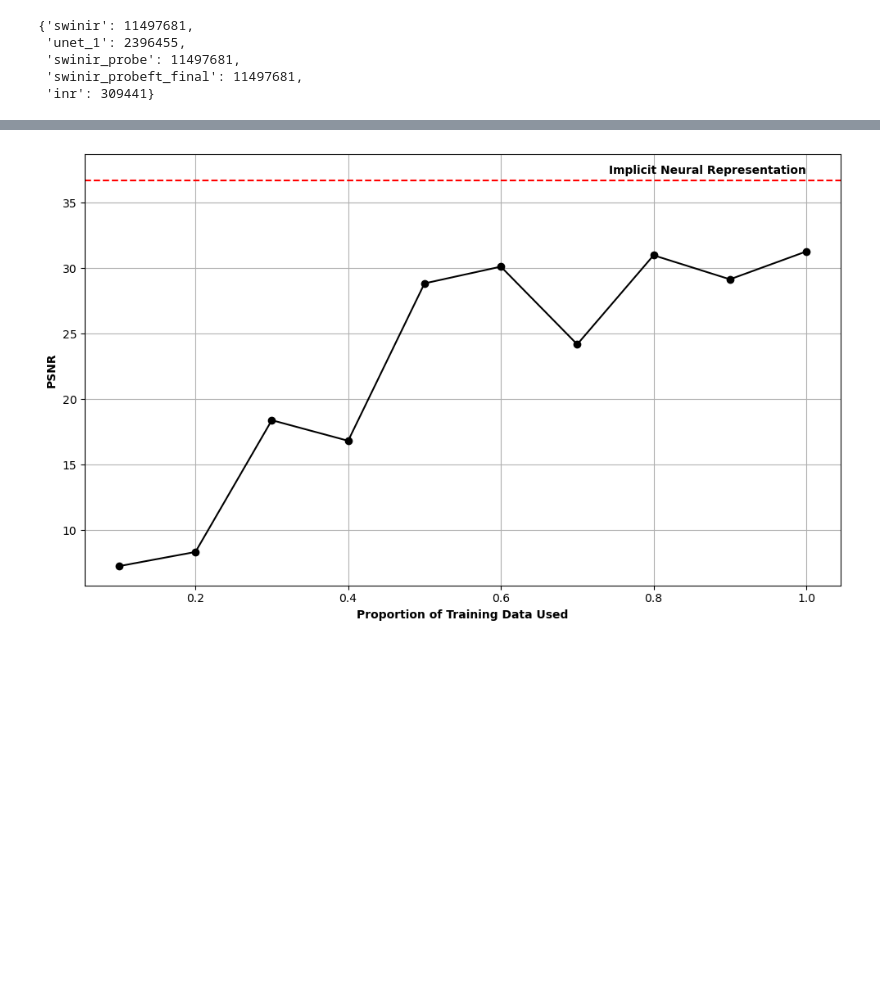
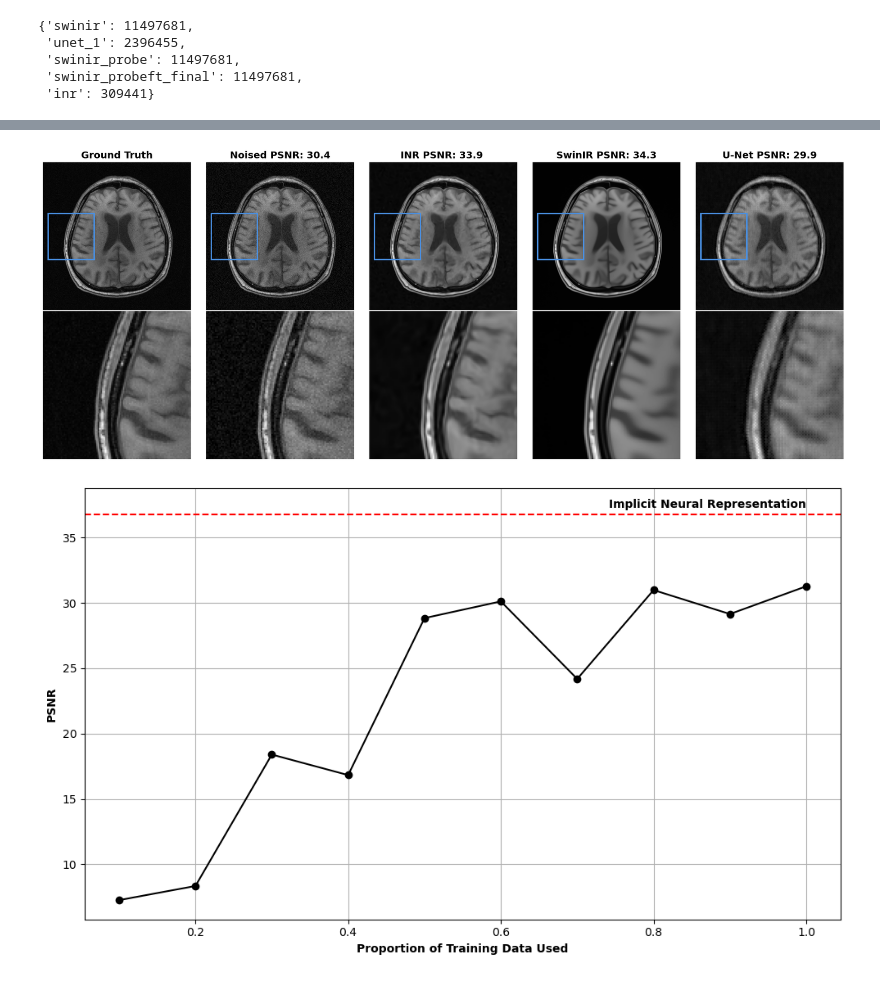
Before and after one commit to Bhav7/mbp1413_project, a Jupyter notebook: supervised_scripts/plots.ipynb, the cells around one changed output, grey strips where cells are left out. Saved outputs shown, nothing was run; the diff lists cells and outputs as text; code cells hidden in the pictures; blank space fills up the shorter version.

```diff
--- a/supervised_scripts/plots.ipynb
+++ b/supervised_scripts/plots.ipynb
@@ -112,3 +83,56 @@ plt.show()
+# %%
+# Define image paths and captions
+base_path = "/Users/bhavverma/Documents/coursework/mbp_ai/results/outputs/"
+image_files = [
+    "test_8_truth.png",
+    "test_8_noise.png",
+    "test_8_inr.png",
+    "test_8_swinir.png",
+    "test_8_unet_1.png"
+]
+captions = ["Ground Truth", "Noised PSNR: 30.4", "INR PSNR: 33.9 ", "SwinIR PSNR: 34.3", "U-Net PSNR: 29.9"]
+
+# Load images
+images = [Image.open(base_path + fname) for fname in image_files]
+
+# Define zoom window size
+zoom_width = 100
+zoom_height = 100
+
+fig, axs = plt.subplots(2, len(images), figsize=(len(images)*3.3, 6), gridspec_kw={'wspace': 0, 'hspace': 0.01})
+
+
+for i, (img, caption) in enumerate(zip(images, captions)):
+    img_width, img_height = img.size
+
+    # Calculate center-left box coordinates
+    left = 0 + 10
+    upper = (img_height - zoom_height) // 2
+    right = left + zoom_width
+    lower = upper + zoom_height
+    zoom_box = (left, upper, right, lower)
+
+    # Top row — full image
+    axs[0, i].imshow(img, cmap='gray')
+    axs[0, i].set_title(caption, fontweight='bold', fontsize=14)
+    axs[0, i].axis('off')
+
+    # Draw rectangle to show zoom region
+    axs[0, i].add_patch(plt.Rectangle(
+        (zoom_box[0], zoom_box[1]),
+        zoom_width, zoom_height,
+        edgecolor='#4A90E2', linewidth=2, fill=False
+    ))
+
+    # Bottom row — zoomed-in region
+    zoomed = img.crop(zoom_box)
+    axs[1, i].imshow(zoomed, cmap='gray')
+    axs[1, i].axis('off')
+
+plt.subplots_adjust(left=0, right=1, top=1, bottom=0)
+plt.show()
+# %% [output]
+[figure, added]
 # %%
 unet_only_performance = {i: supervised_results[i] for i in supervised_results if "unet" in i}
 
```
Also changed, not shown: parts of 3 cells of this notebook.
